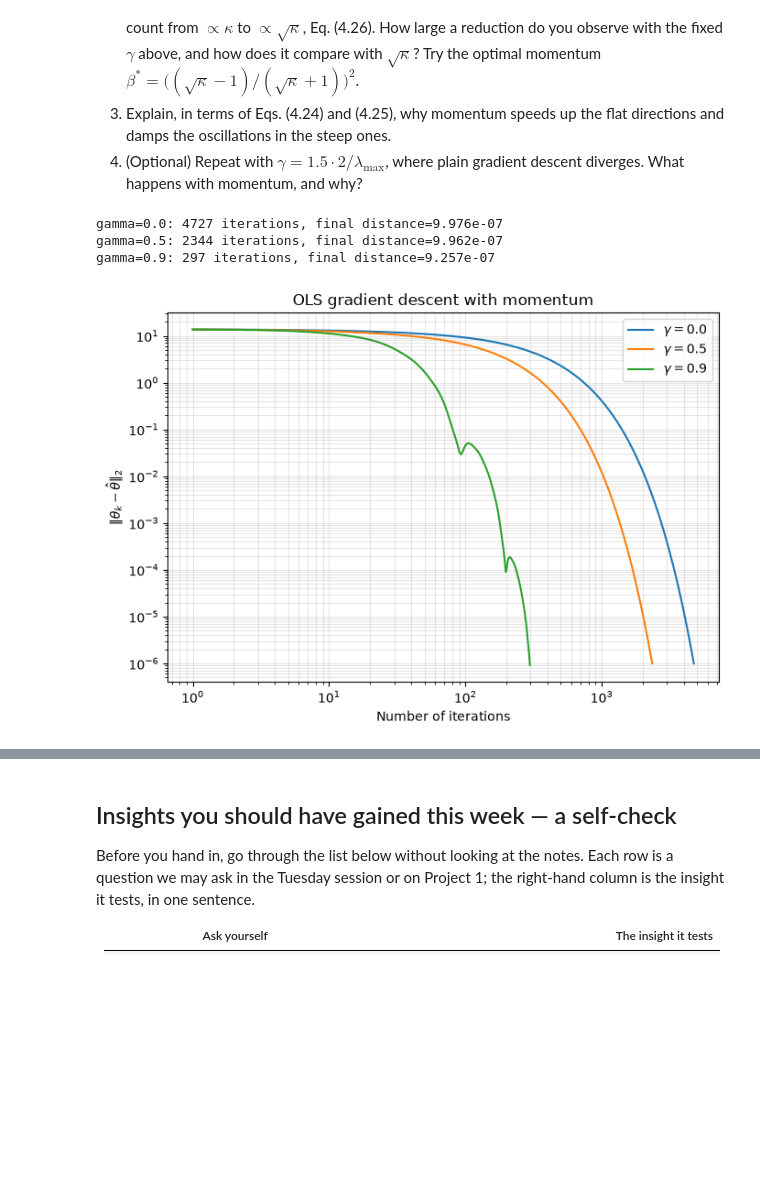
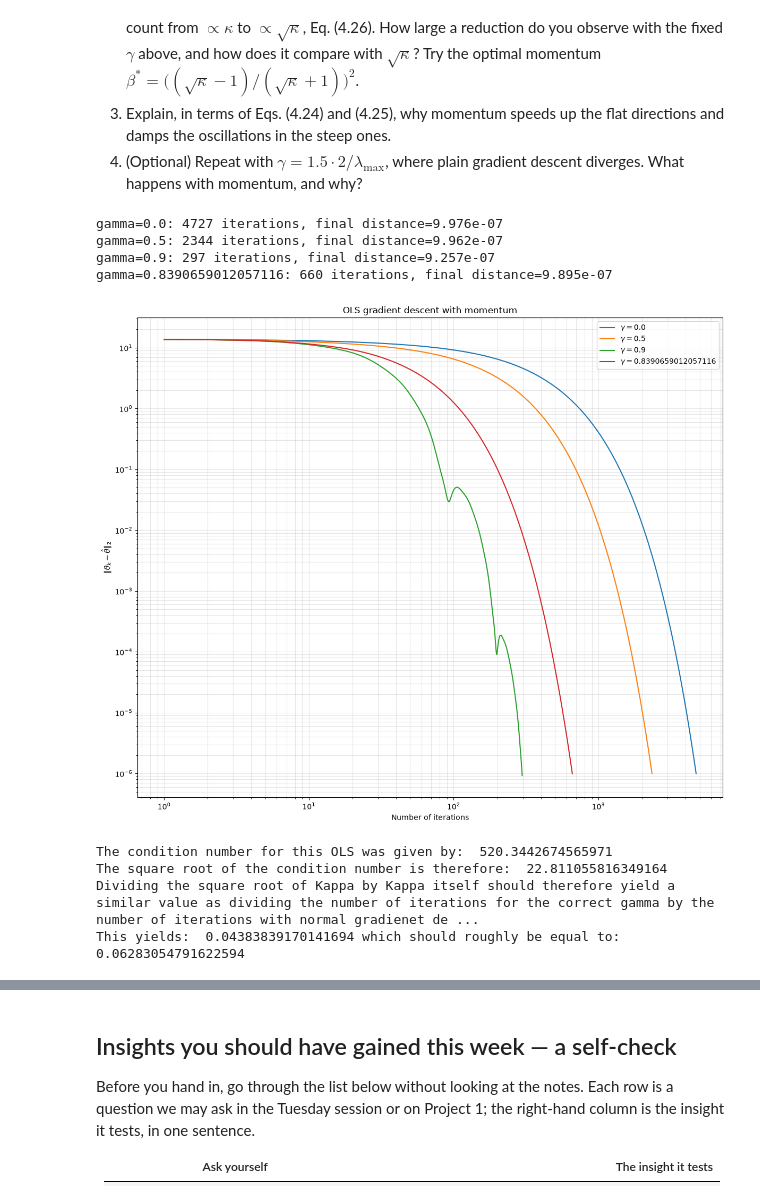
Before and after one commit to JOJ0O0O/MachineLearningUiO, a Jupyter notebook: doc/WeeklyMaterial/week37/exercisesweek37.ipynb, the cells around one changed output, grey strips where cells are left out. Drawn from its saved outputs; the diff is of its cells as text; code cells hidden in the pictures; blank space fills up the shorter version.

```diff
--- a/doc/WeeklyMaterial/week37/exercisesweek37.ipynb
+++ b/doc/WeeklyMaterial/week37/exercisesweek37.ipynb
@@ -789,7 +793,20 @@ the learning rate $\gamma = 0.9 \cdot 2/\lambda_{\max}$.
 # %%
 gamma_values = [0.0, 0.5, 0.9]
 tol_momentum = 1e-6
+num_iterations = []
 
+#Compute condition number to find optimal gamma
+n_5 = X_5_norm.shape[0]
+Hessian_OLS = 2/ n_5 * X_5_norm.T @ X_5_norm
+eigen_OLS = np.linalg.eigvalsh(Hessian_OLS)
+max_lam_OLS = np.max(eigen_OLS)
+min_lam_OLS = np.min(eigen_OLS)
+kappaOLS =  max_lam_OLS/min_lam_OLS
+optimal_gamma = ((np.sqrt(kappaOLS) - 1)/(np.sqrt(kappaOLS) + 1))**2
+gamma_values.append(optimal_gamma)
+
+#Function to compute OLS using gradient descent with momentum
+#Returns Distance to optimum for every iteration, Number of iterations needed and theta
 def gd_OLS_w_momentum(X, y, gamma, num_iters, tol):
     n_samples, n_features = X.shape
 
@@ -800,7 +817,7 @@ def gd_OLS_w_momentum(X, y, gamma, num_iters, tol):
 
     hessian = 2 / n_samples * (X.T @ X)
     lamda_max = np.linalg.eigvalsh(hessian).max()
-    eta = 0.9 * 2 / lamda_max
+    eta = 0.9 * 2 / lamda_max #Given in task
 
     for iteration in range(num_iters):
         gradient = grad_OLS(X, y, n_samples, theta)
@@ -816,41 +833,48 @@ def gd_OLS_w_momentum(X, y, gamma, num_iters, tol):
 
     return np.asarray(distances), num_iters, theta
 
-
-
-fig, ax = plt.subplots(figsize=(7, 5))
-
+fig, ax = plt.subplots(figsize=(12, 10))
 for gamma_value in gamma_values:
     distances, iterations, theta = gd_OLS_w_momentum(
         X_5_norm,
         y_centered,
         gamma_value,
         num_iters,
         tol_momentum
     )
-
+    num_iterations.append(iterations)
     ax.loglog(
         np.arange(1, len(distances) + 1),
         distances,
         label=fr"$\gamma={gamma_value}$"
     )
 
     print(
         f"gamma={gamma_value}: "
         f"{iterations} iterations, "
         f"final distance={distances[-1]:.3e}"
     )
 
 ax.set_xlabel("Number of iterations")
 ax.set_ylabel(r"$\|\theta_k-\hat{\theta}\|_2$")
 ax.set_title("OLS gradient descent with momentum")
 ax.legend()
 ax.grid(True, which="both", alpha=0.3)
 
 plt.tight_layout()
 plt.show()
+
+print("The condition number for this OLS was given by: ", kappaOLS)
+print("The square root of the condition number is therefore: ", np.sqrt(kappaOLS))
+print("Dividing the square root of Kappa by Kappa itself should therefore yield a similar value as dividing the number of iterations for the correct gamma by the number of iterations with normal gradienet descent")
+print("This yields: ", (np.sqrt(kappaOLS) / kappaOLS)**(1) , "which should roughly be equal to: ", (num_iterations[-2]/num_iterations[0])**(1))
 # %% [output]
 gamma=0.0: 4727 iterations, final distance=9.976e-07
 gamma=0.5: 2344 iterations, final distance=9.962e-07
 gamma=0.9: 297 iterations, final distance=9.257e-07
+gamma=0.8390659012057116: 660 iterations, final distance=9.895e-07
-[figure, old version]
+[figure, new version]
+The condition number for this OLS was given by:  520.3442674565971
+The square root of the condition number is therefore:  22.811055816349164
+Dividing the square root of Kappa by Kappa itself should therefore yield a similar value as dividing the number of iterations for the correct gamma by the number of iterations with normal gradienet de ...
+This yields:  0.04383839170141694 which should roughly be equal to:  0.06283054791622594
```
Also changed, not shown: parts of 6 cells of this notebook.
